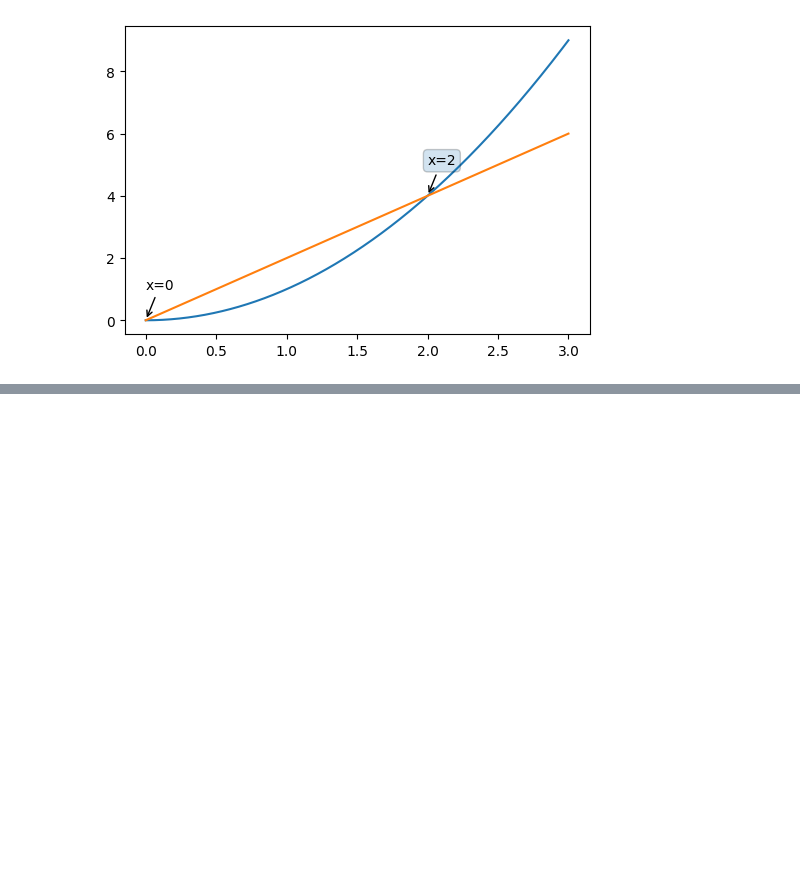
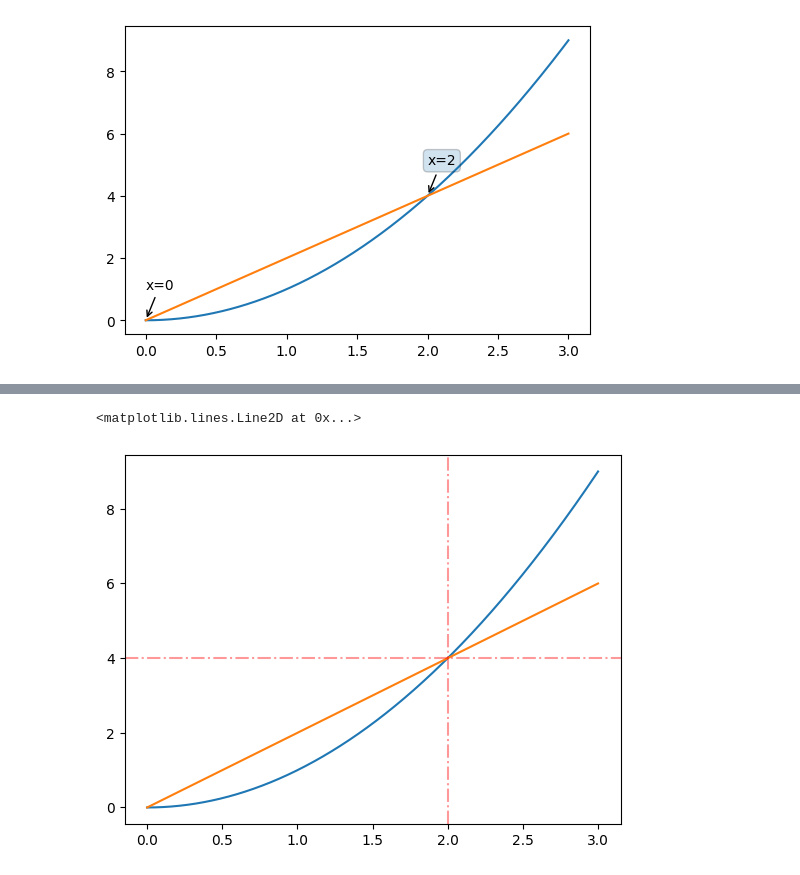
Before and after one commit to dimiporf/Contemporary-Approach-on-Programming-Lanuages---Scripts-for-University-of-Derby--Thesis-2023, a Jupyter notebook: datavis_100567030.ipynb, the cells around one changed output, grey strips where cells are left out. Drawn from its saved outputs; the diff is of its cells as text; code cells hidden in the pictures; blank space fills up the shorter version.

```diff
--- a/datavis_100567030.ipynb
+++ b/datavis_100567030.ipynb
@@ -52,0 +66,9 @@ Text(2, 5, 'x=2')
+# %%
+x = np.linspace(0,3,1000)
+plt.plot(x, x**2, x, 2*x)
+
+plt.axvline(2, color="red", alpha=0.4, linestyle="-.")
+plt.axhline(4, color="red", alpha=0.4, linestyle="-.")
+# %% [output]
+<matplotlib.lines.Line2D at 0x...>
+[figure, added]
```
Also changed, not shown: parts of 5 cells of this notebook.
